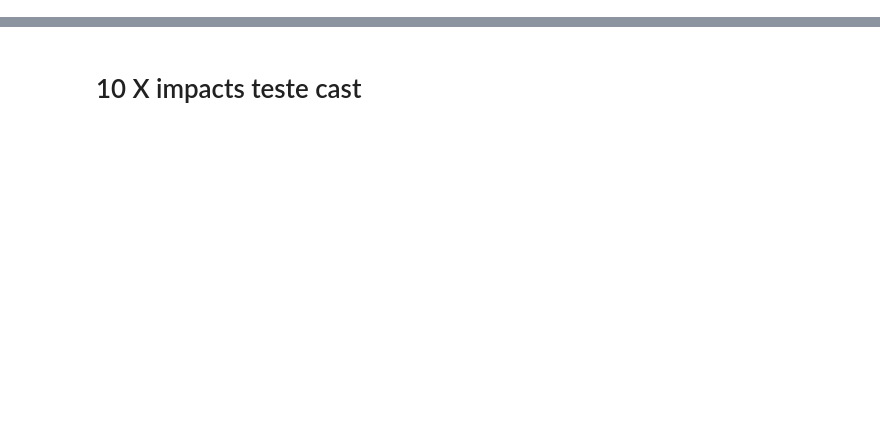
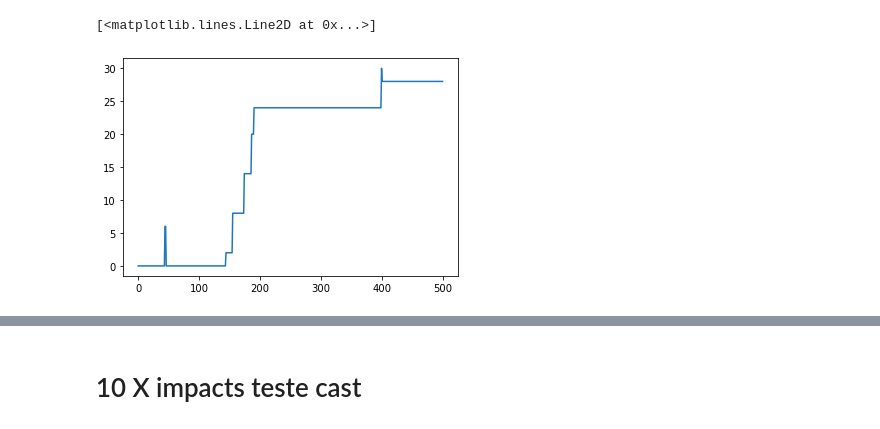
Before and after one commit to DualEarth/IMPaCS, a Jupyter notebook: impacts_prototype_with_test_case.ipynb, the cells around one changed output, grey strips where cells are left out. Drawn from its saved outputs; the diff is of its cells as text; code cells hidden in the pictures; blank space fills up the shorter version.

```diff
--- a/impacts_prototype_with_test_case.ipynb
+++ b/impacts_prototype_with_test_case.ipynb
@@ -243,3 +214,8 @@ Impc.percent_volume_by_layer
+# %%
+plt.plot(n_cubes_above_60_list)
+# %% [output]
+[<matplotlib.lines.Line2D at 0x...>]
+[figure, added]
 # %%
 impact_boundz=20
 [-impact_boundz, impact_boundz]
```
Also changed, not shown: parts of 12 cells of this notebook, 1 other file.
